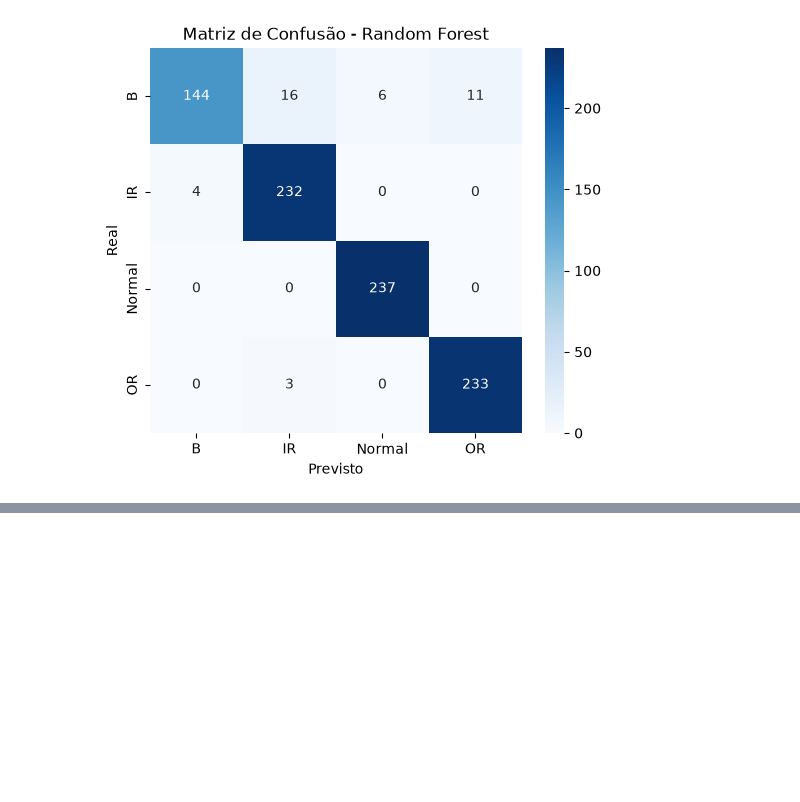
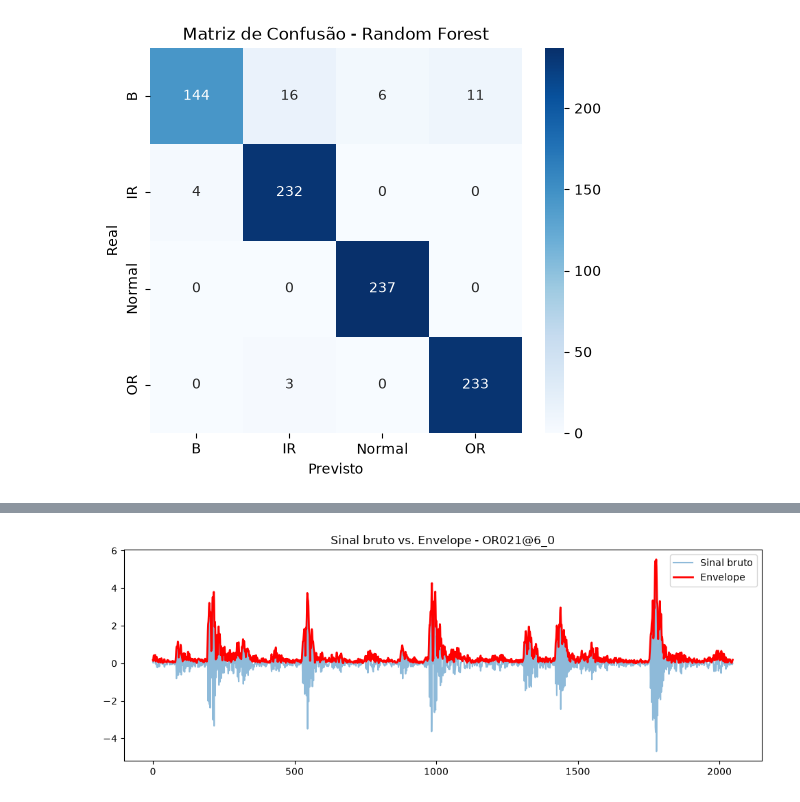
Before and after one commit to jaimeMAJ/railway-bearing-fault-classification, a Jupyter notebook: notebooks/01_exploracao_dataset.ipynb, the cells around one changed output, grey strips where cells are left out. Saved outputs shown, nothing was run; the diff lists cells and outputs as text; code cells hidden in the pictures; blank space fills up the shorter version.

```diff
--- a/notebooks/01_exploracao_dataset.ipynb
+++ b/notebooks/01_exploracao_dataset.ipynb
@@ -380,0 +416,27 @@ plt.show()
+# %%
+from scipy.signal import hilbert
+
+def calcular_envelope(janela: np.ndarray) -> np.ndarray:
+    """
+    Calcula o envelope de amplitude de um sinal usando a Transformada de
+    Hilbert. O envelope revela a modulação de baixa frequência (causada
+    pelo impacto periódico do defeito) que fica "escondida" sob a
+    ressonância estrutural de alta frequência excitada pelo impacto.
+    """
+    sinal_analitico = hilbert(janela)
+    envelope = np.abs(sinal_analitico)
+    return envelope
+# %%
+sinal_or = carregar_sinal("../data/raw/OR021@6_0.mat")
+janela_or = segmentar_sinal(sinal_or, 2048)[0]
+
+envelope = calcular_envelope(janela_or)
+
+plt.figure(figsize=(12, 4))
+plt.plot(janela_or, label="Sinal bruto", alpha=0.5)
+plt.plot(envelope, label="Envelope", linewidth=2, color="red")
+plt.legend()
+plt.title("Sinal bruto vs. Envelope - OR021@6_0")
+plt.show()
+# %% [output]
+[figure, added]
```
Also changed, not shown: parts of 19 cells of this notebook, 22 other files.
